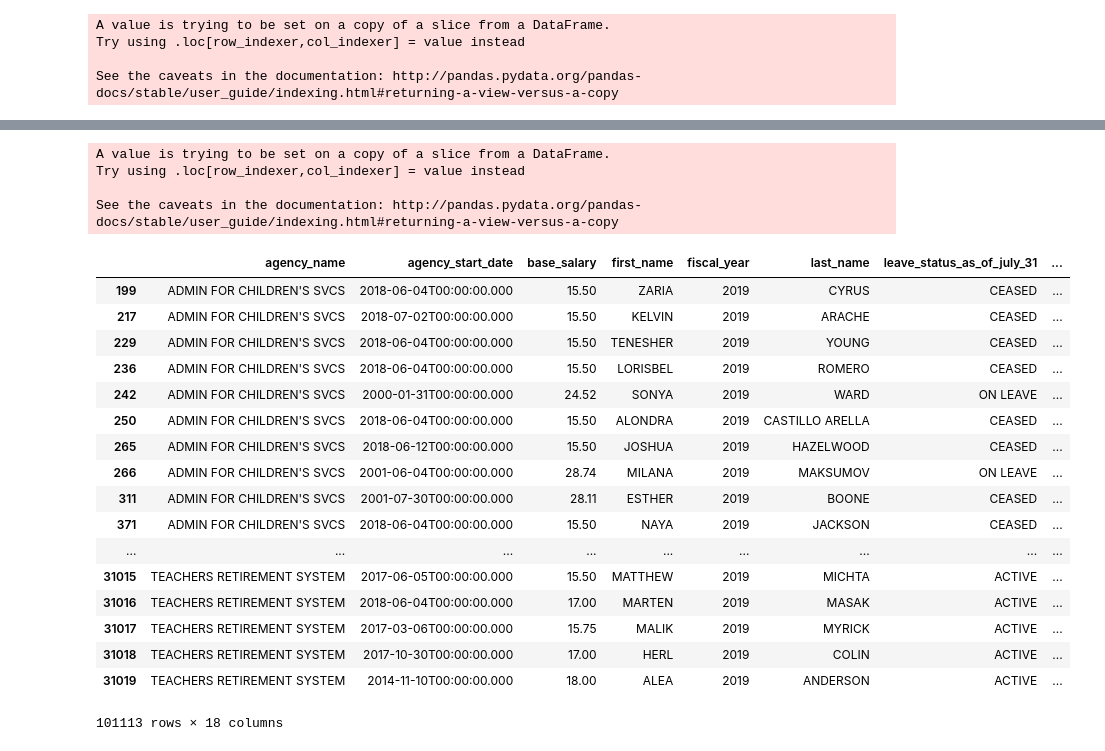
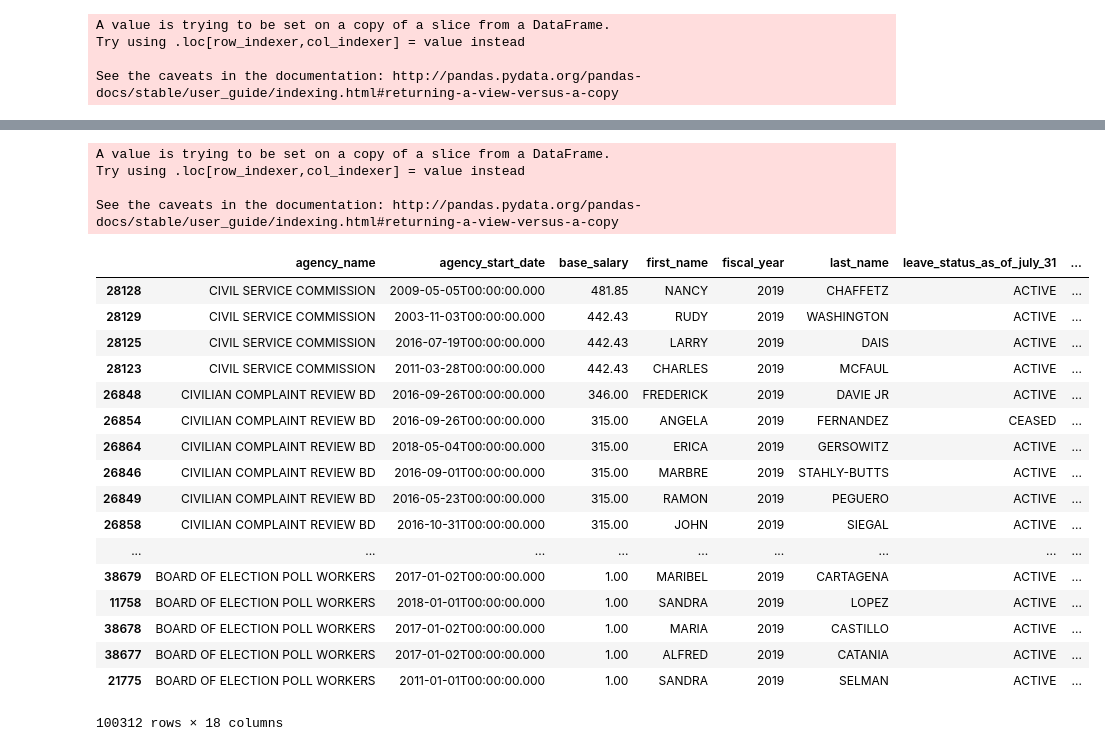
Before and after one commit to aduranil/nyc_govt_payroll, a Jupyter notebook: 2019_salary_1000_names/2019 data.ipynb, the cells around one changed output, grey strips where cells are left out. Drawn from its saved outputs; the diff is of its cells as text; code cells hidden in the pictures.

Commit message:
more updates to salary

```diff
--- a/2019_salary_1000_names/2019 data.ipynb
+++ b/2019_salary_1000_names/2019 data.ipynb
@@ -349,2 +319,5 @@ get_data_set(updated_active_result, 'name_count', 500, 'first_name', 'base_salar
+# %%
+def filter_less_than(result, column, threshold):
+    return result[result[column] < threshold]
 # %%
 per_hour_result = filter_column_by_value(yearly_result, 'pay_basis', 'Hour')
@@ -372,28 +324,30 @@ per_hour_result
+# %%
+per_hour_result = filter_less_than(per_hour_result, 'base_salary', 20000)
 # %%
-add_count_of_value(per_hour_result, 'name_count', 'first_name')
+add_count_of_value(per_hour_result, 'name_count', 'first_name').sort_values('base_salary', ascending=False)
 # %% [output]
 A value is trying to be set on a copy of a slice from a DataFrame.
 Try using .loc[row_indexer,col_indexer] = value instead
 
 See the caveats in the documentation: http://pandas.pydata.org/pandas-docs/stable/user_guide/indexing.html#returning-a-view-versus-a-copy
 |  | agency_name | agency_start_date | base_salary | first_name | fiscal_year | last_name | leave_status_as_of_july_31 | ... |
-| 199 | ADMIN FOR CHILDREN'S SVCS | 2018-06-04T00:00:00.000 | 15.50 | ZARIA | 2019 | CYRUS | CEASED | ... |
-| 217 | ADMIN FOR CHILDREN'S SVCS | 2018-07-02T00:00:00.000 | 15.50 | KELVIN | 2019 | ARACHE | CEASED | ... |
-| 229 | ADMIN FOR CHILDREN'S SVCS | 2018-06-04T00:00:00.000 | 15.50 | TENESHER | 2019 | YOUNG | CEASED | ... |
-| 236 | ADMIN FOR CHILDREN'S SVCS | 2018-06-04T00:00:00.000 | 15.50 | LORISBEL | 2019 | ROMERO | CEASED | ... |
-| 242 | ADMIN FOR CHILDREN'S SVCS | 2000-01-31T00:00:00.000 | 24.52 | SONYA | 2019 | WARD | ON LEAVE | ... |
-| 250 | ADMIN FOR CHILDREN'S SVCS | 2018-06-04T00:00:00.000 | 15.50 | ALONDRA | 2019 | CASTILLO ARELLA | CEASED | ... |
-| 265 | ADMIN FOR CHILDREN'S SVCS | 2018-06-12T00:00:00.000 | 15.50 | JOSHUA | 2019 | HAZELWOOD | CEASED | ... |
-| 266 | ADMIN FOR CHILDREN'S SVCS | 2001-06-04T00:00:00.000 | 28.74 | MILANA | 2019 | MAKSUMOV | ON LEAVE | ... |
-| 311 | ADMIN FOR CHILDREN'S SVCS | 2001-07-30T00:00:00.000 | 28.11 | ESTHER | 2019 | BOONE | CEASED | ... |
-| 371 | ADMIN FOR CHILDREN'S SVCS | 2018-06-04T00:00:00.000 | 15.50 | NAYA | 2019 | JACKSON | CEASED | ... |
+| 28128 | CIVIL SERVICE COMMISSION | 2009-05-05T00:00:00.000 | 481.85 | NANCY | 2019 | CHAFFETZ | ACTIVE | ... |
+| 28129 | CIVIL SERVICE COMMISSION | 2003-11-03T00:00:00.000 | 442.43 | RUDY | 2019 | WASHINGTON | ACTIVE | ... |
+| 28125 | CIVIL SERVICE COMMISSION | 2016-07-19T00:00:00.000 | 442.43 | LARRY | 2019 | DAIS | ACTIVE | ... |
+| 28123 | CIVIL SERVICE COMMISSION | 2011-03-28T00:00:00.000 | 442.43 | CHARLES | 2019 | MCFAUL | ACTIVE | ... |
+| 26848 | CIVILIAN COMPLAINT REVIEW BD | 2016-09-26T00:00:00.000 | 346.00 | FREDERICK | 2019 | DAVIE JR | ACTIVE | ... |
+| 26854 | CIVILIAN COMPLAINT REVIEW BD | 2016-09-26T00:00:00.000 | 315.00 | ANGELA | 2019 | FERNANDEZ | CEASED | ... |
+| 26864 | CIVILIAN COMPLAINT REVIEW BD | 2018-05-04T00:00:00.000 | 315.00 | ERICA | 2019 | GERSOWITZ | ACTIVE | ... |
+| 26846 | CIVILIAN COMPLAINT REVIEW BD | 2016-09-01T00:00:00.000 | 315.00 | MARBRE | 2019 | STAHLY-BUTTS | ACTIVE | ... |
+| 26849 | CIVILIAN COMPLAINT REVIEW BD | 2016-05-23T00:00:00.000 | 315.00 | RAMON | 2019 | PEGUERO | ACTIVE | ... |
+| 26858 | CIVILIAN COMPLAINT REVIEW BD | 2016-10-31T00:00:00.000 | 315.00 | JOHN | 2019 | SIEGAL | ACTIVE | ... |
 | ... | ... | ... | ... | ... | ... | ... | ... | ... |
-| 31015 | TEACHERS RETIREMENT SYSTEM | 2017-06-05T00:00:00.000 | 15.50 | MATTHEW | 2019 | MICHTA | ACTIVE | ... |
-| 31016 | TEACHERS RETIREMENT SYSTEM | 2018-06-04T00:00:00.000 | 17.00 | MARTEN | 2019 | MASAK | ACTIVE | ... |
-| 31017 | TEACHERS RETIREMENT SYSTEM | 2017-03-06T00:00:00.000 | 15.75 | MALIK | 2019 | MYRICK | ACTIVE | ... |
-| 31018 | TEACHERS RETIREMENT SYSTEM | 2017-10-30T00:00:00.000 | 17.00 | HERL | 2019 | COLIN | ACTIVE | ... |
-| 31019 | TEACHERS RETIREMENT SYSTEM | 2014-11-10T00:00:00.000 | 18.00 | ALEA | 2019 | ANDERSON | ACTIVE | ... |
+| 38679 | BOARD OF ELECTION POLL WORKERS | 2017-01-02T00:00:00.000 | 1.00 | MARIBEL | 2019 | CARTAGENA | ACTIVE | ... |
+| 11758 | BOARD OF ELECTION POLL WORKERS | 2018-01-01T00:00:00.000 | 1.00 | SANDRA | 2019 | LOPEZ | ACTIVE | ... |
+| 38678 | BOARD OF ELECTION POLL WORKERS | 2017-01-02T00:00:00.000 | 1.00 | MARIA | 2019 | CASTILLO | ACTIVE | ... |
+| 38677 | BOARD OF ELECTION POLL WORKERS | 2017-01-02T00:00:00.000 | 1.00 | ALFRED | 2019 | CATANIA | ACTIVE | ... |
+| 21775 | BOARD OF ELECTION POLL WORKERS | 2011-01-01T00:00:00.000 | 1.00 | SANDRA | 2019 | SELMAN | ACTIVE | ... |
-101113 rows × 18 columns
+100312 rows × 18 columns
 # %%
 get_data_set(per_hour_result, 'name_count', 250, 'first_name', 'base_salary')
 # %% [output]
```
Also changed, not shown: parts of 27 cells of this notebook, 2 other files.
